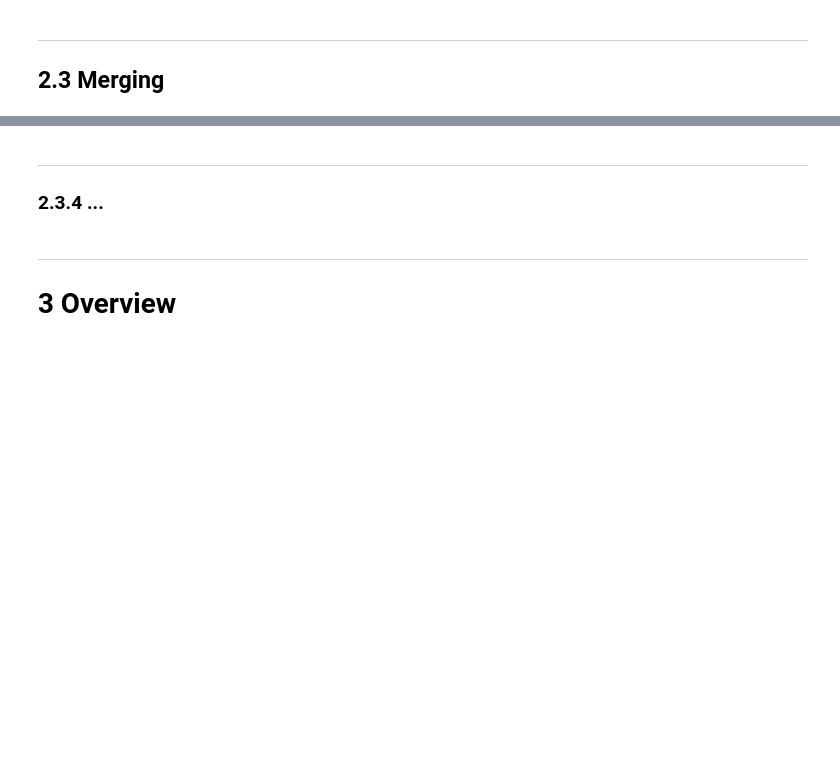
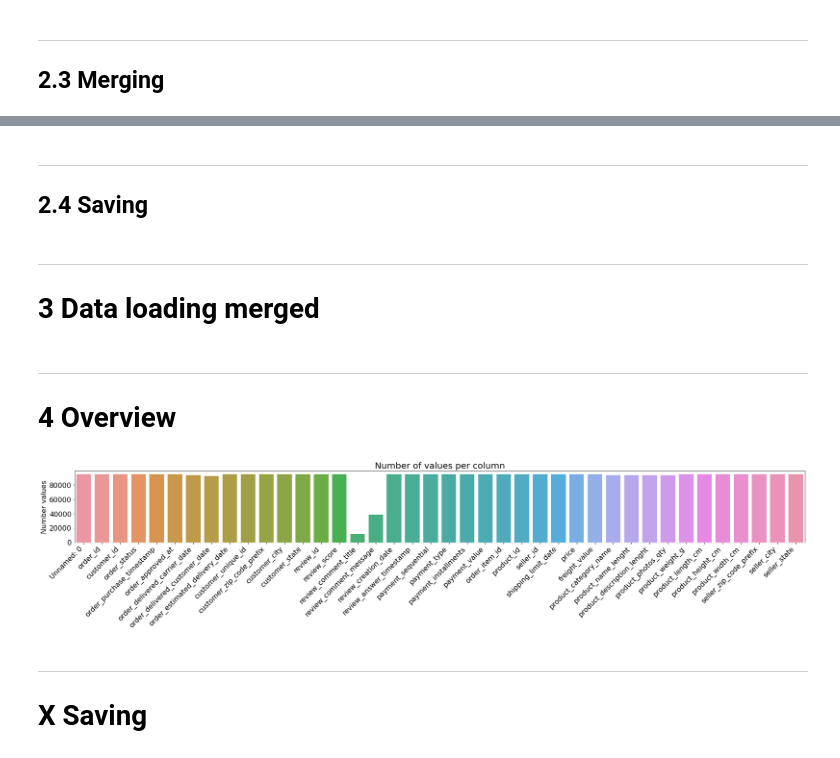
Before and after one commit to curiousmindflow/oc-ml-p4, a Jupyter notebook: preparation.ipynb, the cells around one changed output, grey strips where cells are left out. Saved outputs shown, nothing was run; the diff lists cells and outputs as text; code cells hidden in the pictures; blank space fills up the shorter version.

Commit message:
all sub dataset merged but geoloc and categories

```diff
--- a/preparation.ipynb
+++ b/preparation.ipynb
@@ -7,3 +3,15 @@ config= {
+# %%
+config= {
+    "data_loading_disparate": {
+        "loading": False,
+        "study": False,
+        "merging": False,
+        "saving": False
+    },
+    "overview": {
+        "overview_plot": True
+    }
+}
 # %% [markdown]
 ***
 # 1 Dependencies import
@@ -813,3 +713,3 @@ memory usage: 11.3+ MB
 # %% [markdown]
 ***
-### 2.3.4 ...
+## 2.4 Saving
@@ -816,3 +719,16 @@ memory usage: 11.3+ MB
+# %% [markdown]
+***
+# 3 Data loading merged
+# %%
+data = pd.read_csv("data/data_merged.csv", delimiter=",")
 # %% [markdown]
 ***
-# 3 Overview
+# 4 Overview
+# %%
+if config["overview"]["overview_plot"]:
+    dataframe_distribution_overview(data, figsize=(30, 3))
+# %% [output]
+[figure, added]
+# %% [markdown]
+***
+# X Saving
```
Also changed, not shown: parts of 82 cells of this notebook, 2 other files.
